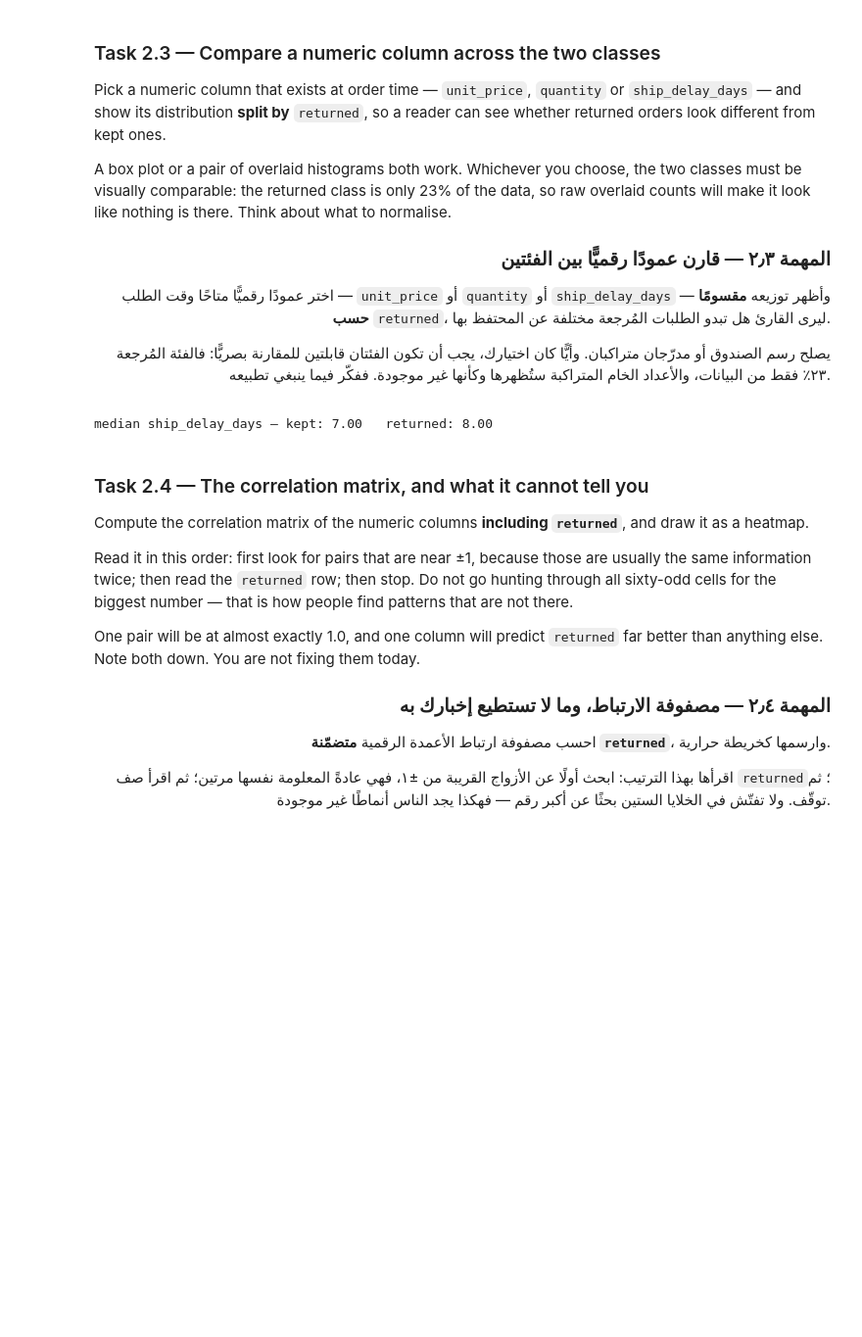
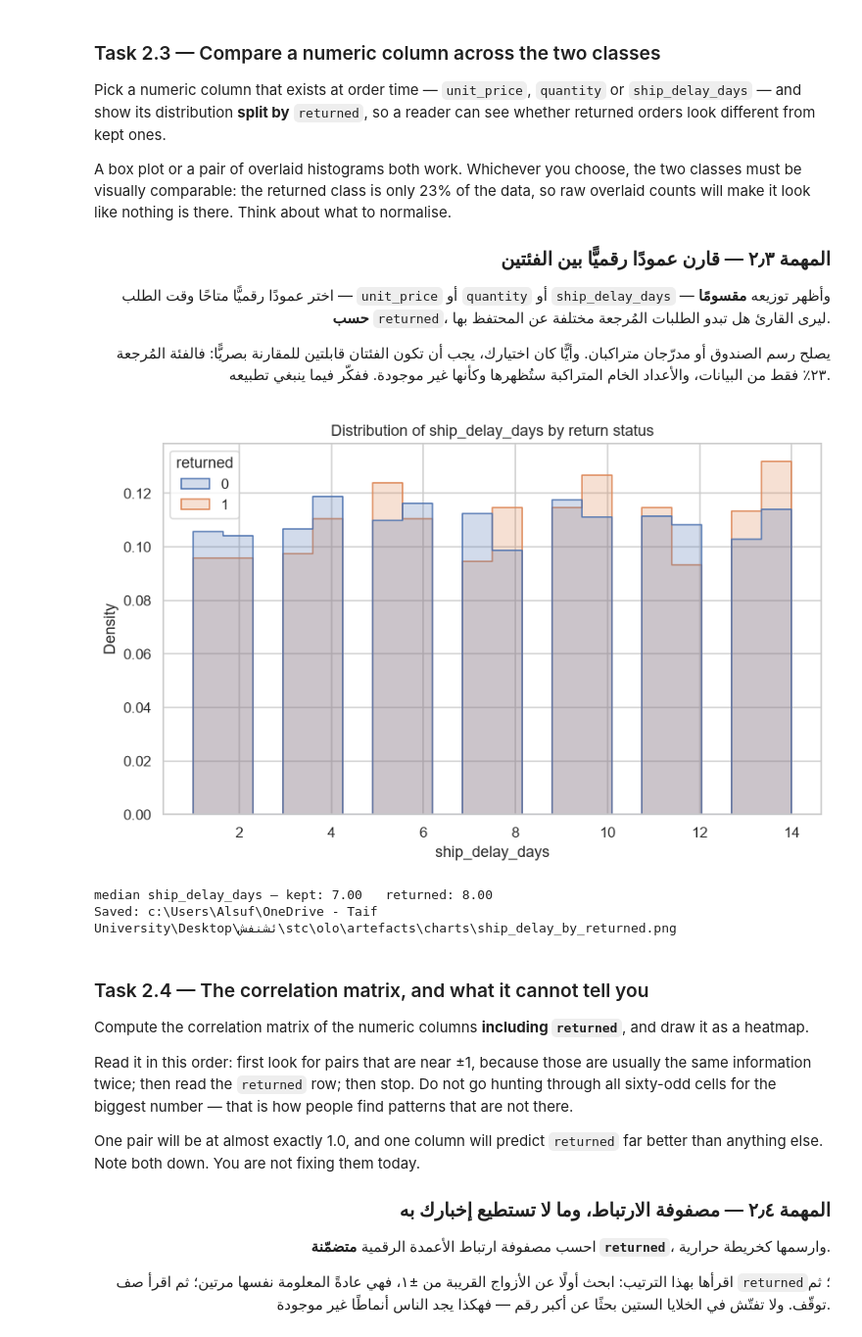
Before and after one commit to Hanan-codes/AIEP_Olo_student, a Jupyter notebook: week_2_data_engineering/labs_v2/D2_eda_and_visualisation/D2_eda_and_visualisation_blank.ipynb, the cells around one changed output. Shown at 98% size. Drawn from its saved outputs; the diff is of its cells as text; code cells hidden in the pictures; blank space fills up the shorter version.

```diff
--- a/week_2_data_engineering/labs_v2/D2_eda_and_visualisation/D2_eda_and_visualisation_blank.ipynb
+++ b/week_2_data_engineering/labs_v2/D2_eda_and_visualisation/D2_eda_and_visualisation_blank.ipynb
@@ -445,29 +479,60 @@ make it look like nothing is there. Think about what to normalise.
 # %%
 # ────────────────────────────────────────────────────────────────────
 # 1) Choose one numeric column that is known at order time.
 # 2) Draw its distribution for returned == 0 and returned == 1 on the same axes.
 # 3) The classes are different sizes, so compare shapes, not counts — look for the
 #    seaborn argument that turns a histogram into a density, or use a box plot.
 # 4) Print the median of the column for each class underneath, so the picture has a number.
 # Search: "seaborn histplot common_norm stat density hue"
 # https://seaborn.pydata.org/generated/seaborn.histplot.html
 #
 # ١) اختر عمودًا رقميًّا واحدًا معروفًا وقت الطلب.
 # ٢) ارسم توزيعه عند returned == 0 وعند returned == 1 على المحاور نفسها.
 # ٣) حجما الفئتين مختلفان، فقارن الأشكال لا الأعداد — ابحث عن وسيط seaborn الذي
 #    يحوّل المدرّج إلى كثافة، أو استخدم رسم الصندوق.
 # ٤) اطبع وسيط العمود لكل فئة أسفل الرسم، ليحمل الشكل رقمًا.
 # ابحث عن: "seaborn histplot common_norm stat density hue"
 # ────────────────────────────────────────────────────────────────────
 
 NUMERIC_CHOICE = "ship_delay_days"
 # TODO: Plot the distribution of your chosen column split by `returned`, made comparable across the two unequal class sizes.
 # مهمة: ارسم توزيع العمود الذي اخترته مقسومًا حسب `returned`، وبصورة قابلة للمقارنة رغم اختلاف حجمَي الفئتين.
+mNUMERIC_CHOICE = "ship_delay_days"
+
 medians = raw.groupby("returned")[NUMERIC_CHOICE].median()
 
-print(f"median {NUMERIC_CHOICE} — kept: {medians[0]:.2f}   returned: {medians[1]:.2f}")
+plt.figure(figsize=(8, 5))
+
+sns.histplot(
+    data=raw,
+    x=NUMERIC_CHOICE,
+    hue="returned",
+    stat="density",
+    common_norm=False,
+    bins=20,
+    element="step"
+)
+
+plt.title(f"Distribution of {NUMERIC_CHOICE} by return status")
+plt.xlabel(NUMERIC_CHOICE)
+plt.ylabel("Density")
+plt.tight_layout()
+
+chart_path = CHART_DIR / "ship_delay_by_returned.png"
+plt.savefig(chart_path, bbox_inches="tight")
+plt.show()
+
+print(
+    f"median {NUMERIC_CHOICE} — "
+    f"kept: {medians[0]:.2f}   "
+    f"returned: {medians[1]:.2f}"
+)
+
+print(f"Saved: {chart_path}")
 # %% [output]
+[figure, added]
 median ship_delay_days — kept: 7.00   returned: 8.00
+Saved: c:\Users\Alsuf\OneDrive - Taif University\Desktop\ئشنفش\stc\olo\artefacts\charts\ship_delay_by_returned.png
 # %% [markdown]
 ### Task 2.4 — The correlation matrix, and what it cannot tell you
 
```
Also changed, not shown: parts of 9 cells of this notebook.
